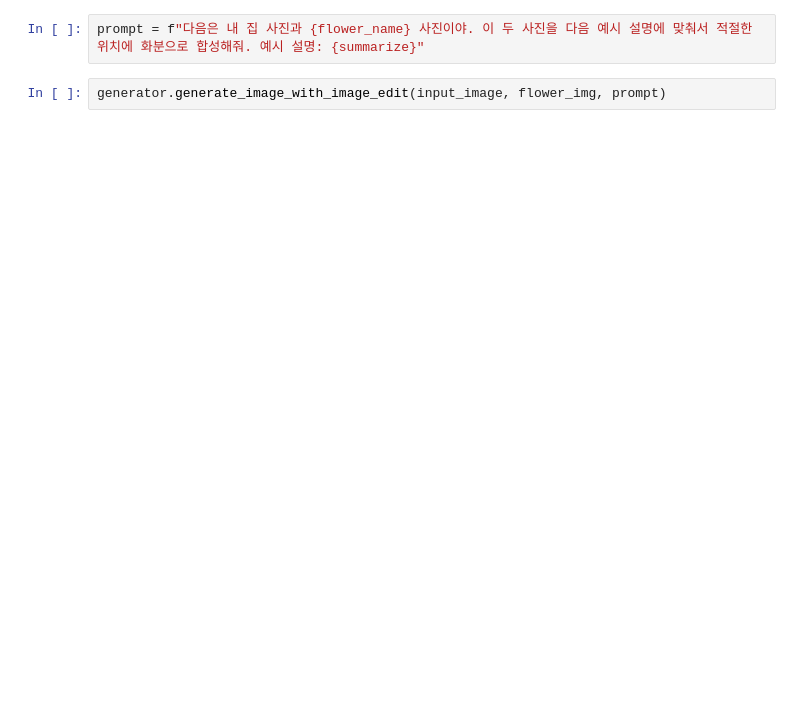
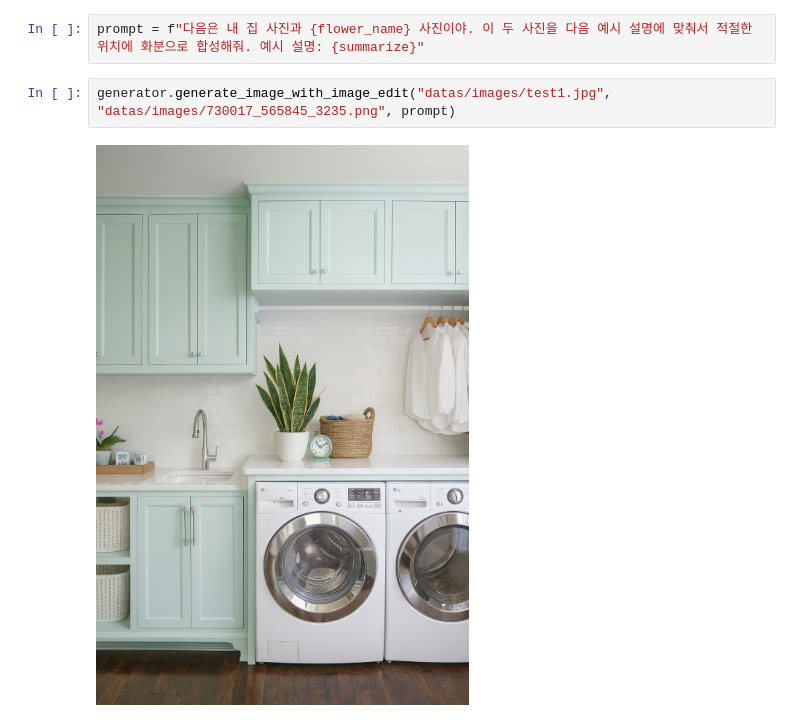
Before and after one commit to SKN19-5Team-3rd-4th/LLM, a Jupyter notebook: image_generate_pipeline.ipynb, the cells around one changed output. Drawn from its saved outputs; the diff is of its cells as text; blank space fills up the shorter version.

```diff
--- a/image_generate_pipeline.ipynb
+++ b/image_generate_pipeline.ipynb
@@ -62,4 +94,6 @@ flower_img = io.BytesIO(response.content)
 # %%
 prompt = f"다음은 내 집 사진과 {flower_name} 사진이야. 이 두 사진을 다음 예시 설명에 맞춰서 적절한 위치에 화분으로 합성해줘. 예시 설명: {summarize}"
 # %%
-generator.generate_image_with_image_edit(input_image, flower_img, prompt)
+generator.generate_image_with_image_edit("datas/images/test1.jpg", "datas/images/730017_565845_3235.png", prompt)
+# %% [output]
+[figure, added]
```
Also changed, not shown: parts of 8 cells of this notebook, 3 other files.
